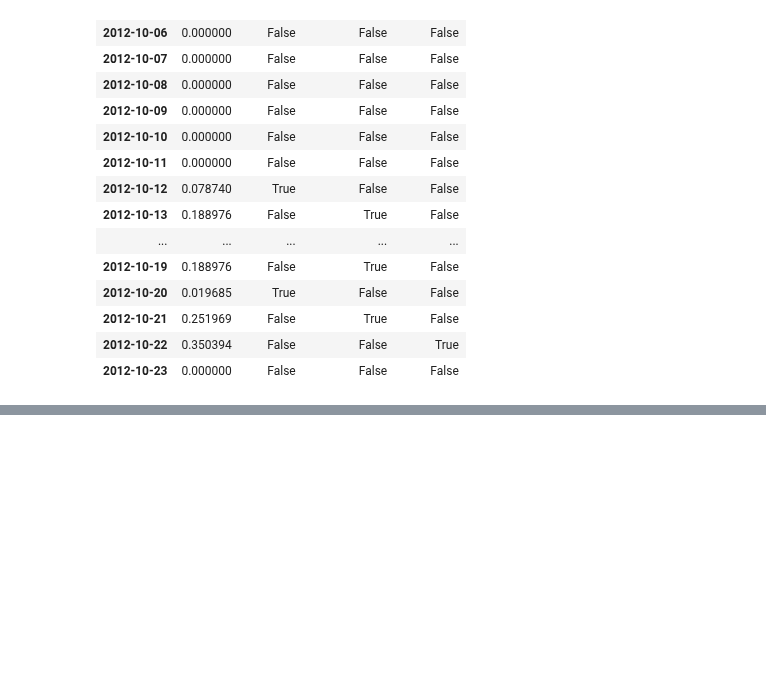
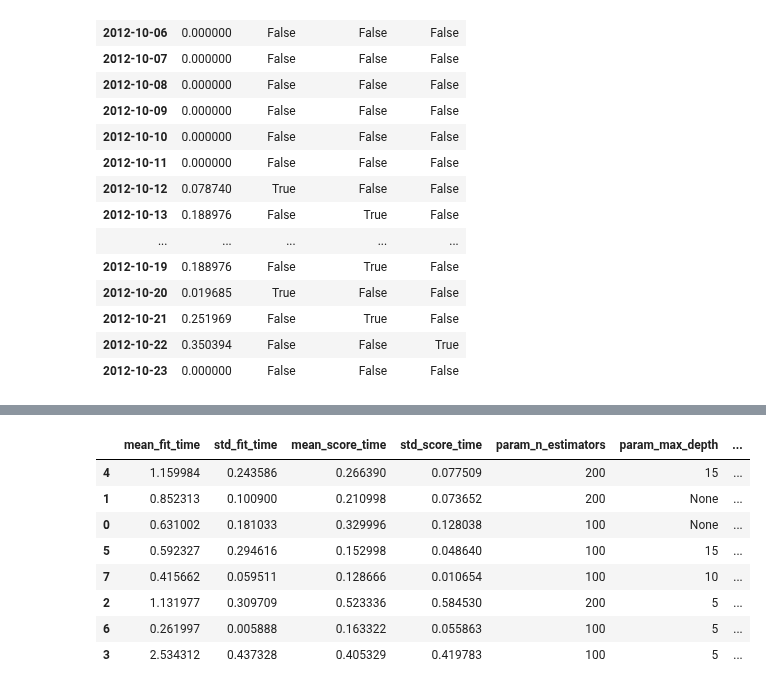
Before and after one commit to LambdaSchool/DS-Unit-2-Sprint-4-Practicing-Understanding, a Jupyter notebook: Copy_of_LS_DS_243_Select_models_and_parameters.ipynb, the cells around one changed output, grey strips where cells are left out. Saved outputs shown, nothing was run; the diff lists cells and outputs as text; code cells hidden in the pictures; blank space fills up the shorter version.

Commit message:
Still trying to improve my score

```diff
--- a/Copy_of_LS_DS_243_Select_models_and_parameters.ipynb
+++ b/Copy_of_LS_DS_243_Select_models_and_parameters.ipynb
@@ -623,6 +602,6 @@ X_train_copy.head().T
 # %%
-X_train_copy['weekend_day'] = (X_train_copy['Sat'] == 1) | (X_train_copy['Sun'] == 1)
-X_train_copy.head()
+X_train['weekend_day'] = (X_train['Sat'] == 1) | (X_train['Sun'] == 1)
+X_train.head()
 # %% [output]
 |  | PRCP | SNOW | SNWD | TMAX | TMIN | AWND | Total_yesterday | Mon | Tue | Wed | ... |
 | 2012-10-04 | 0.0 | 0 | 0 | 18.9 | 8.3 | 65 | 3521.0 | 0.0 | 0.0 | 0.0 | ... |
@@ -633,3 +622,3 @@ X_train_copy.head()
 # %%
-X_train_copy['SNOW'] = X_train_copy['SNOW'].replace({-9999: 0})
+X_train['SNOW'] = X_train['SNOW'].replace({-9999: 0})
 # %%
@@ -657,7 +646,7 @@ Name: PRCP, dtype: float64
 # light rain = 0 - 0.10 PRCP
 # Moderate rain = 0.10 - 0.30 PRCP
 # Heavy rain = 0.30+
-X_train_copy['light_rain'] = (X_train_copy['PRCP'] > 0) & (X_train_copy['PRCP'] < 0.10)
-X_train_copy['moderate_rain'] = (X_train_copy['PRCP'] >= 0.1) & (X_train_copy['PRCP'] < 0.30)
-X_train_copy['heavy_rain'] = (X_train_copy['PRCP'] >= 0.30)
+X_train['light_rain'] = (X_train['PRCP'] > 0) & (X_train['PRCP'] < 0.10)
+X_train['moderate_rain'] = (X_train['PRCP'] >= 0.1) & (X_train['PRCP'] < 0.30)
+X_train['heavy_rain'] = (X_train['PRCP'] >= 0.30)
 # %%
@@ -682,0 +688,25 @@ X_train_copy[['PRCP', 'light_rain', 'moderate_rain', 'heavy_rain']].head(20)
+# %%
+# create dict of parameters
+param_distribution = {
+    'n_estimators': [100, 200],
+    'max_depth': [5, 10, 15, None],
+    'criterion': ['mae', 'mse']
+}
+
+# make a pipeline
+pipe = make_pipeline(
+    ce.OrdinalEncoder(),
+    StandardScaler(),
+    RandomizedSearchCV(
+    RandomForestRegressor(n_jobs=-1, random_state=42),
+    param_distributions=param_distribution,
+    n_iter=8,
+    cv=3,
+    scoring='neg_mean_absolute_error',
+    verbose=10,
+    return_train_score=True,
+    n_jobs=-1
+))
+
+
+pipe.fit(X_train, y_train)
@@ -682,0 +726,12 @@ X_train_copy[['PRCP', 'light_rain', 'moderate_rain', 'heavy_rain']].head(20)
+# %%
+pd.DataFrame(pipe.named_steps['randomizedsearchcv'].cv_results_).sort_values(by='rank_test_score')
+# %% [output]
+|  | mean_fit_time | std_fit_time | mean_score_time | std_score_time | param_n_estimators | param_max_depth | ... |
+| 4 | 1.159984 | 0.243586 | 0.266390 | 0.077509 | 200 | 15 | ... |
+| 1 | 0.852313 | 0.100900 | 0.210998 | 0.073652 | 200 | None | ... |
+| 0 | 0.631002 | 0.181033 | 0.329996 | 0.128038 | 100 | None | ... |
+| 5 | 0.592327 | 0.294616 | 0.152998 | 0.048640 | 100 | 15 | ... |
+| 7 | 0.415662 | 0.059511 | 0.128666 | 0.010654 | 100 | 10 | ... |
+| 2 | 1.131977 | 0.309709 | 0.523336 | 0.584530 | 200 | 5 | ... |
+| 6 | 0.261997 | 0.005888 | 0.163322 | 0.055863 | 100 | 5 | ... |
+| 3 | 2.534312 | 0.437328 | 0.405329 | 0.419783 | 100 | 5 | ... |
```
Also changed, not shown: parts of 8 cells of this notebook.
